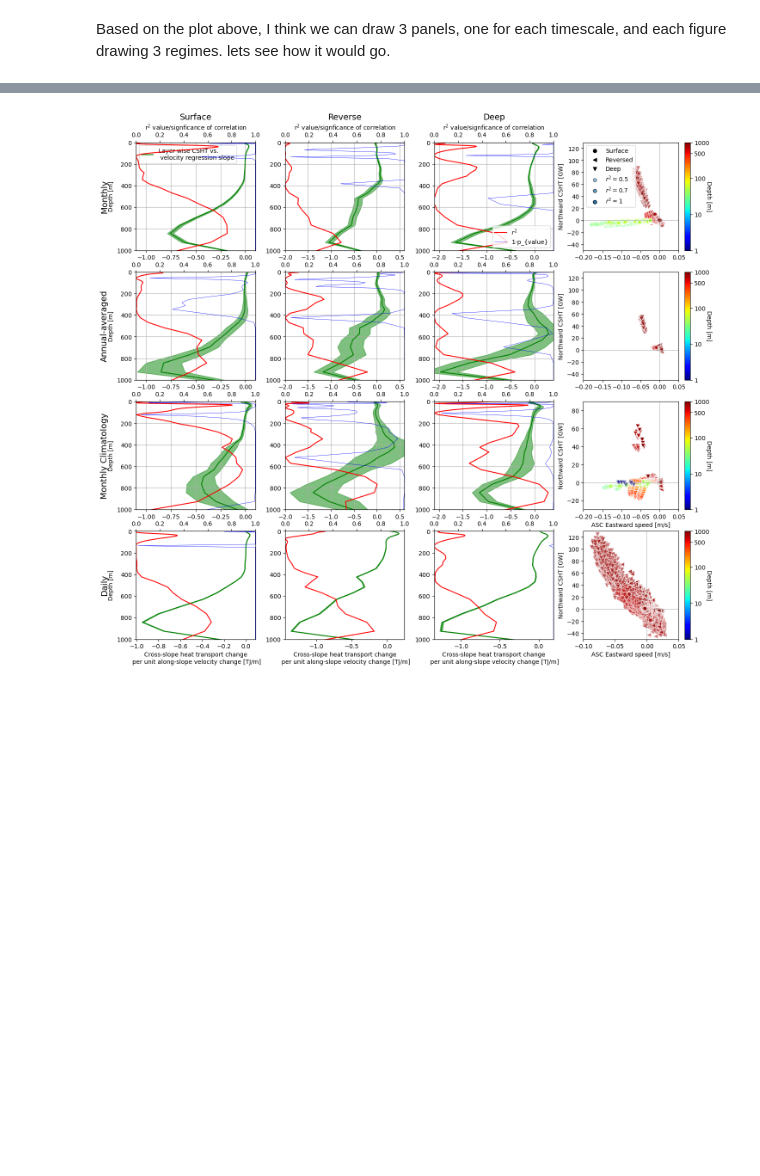
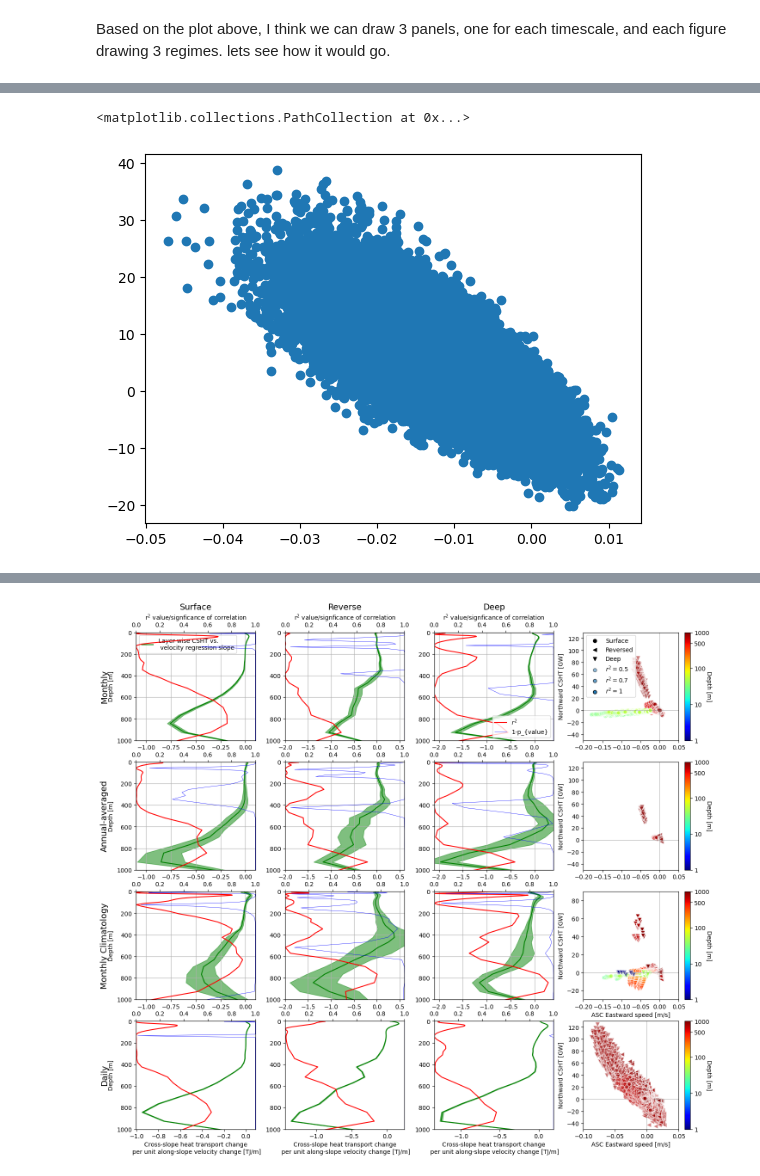
Before and after one commit to willaguiar/ASC_and_heat_transport, a Jupyter notebook: Jupyter/GMM_ASC_newfigs.ipynb, the cells around one changed output, grey strips where cells are left out. Drawn from its saved outputs; the diff is of its cells as text; code cells hidden in the pictures; blank space fills up the shorter version.

```diff
--- a/Jupyter/GMM_ASC_newfigs.ipynb
+++ b/Jupyter/GMM_ASC_newfigs.ipynb
@@ -1838,0 +1713,5 @@ plt.savefig('/g/data/x77/wf4500/ASC_project/analysis_figs/UvsCSHT_simplifiedscat
+# %%
+plt.scatter()
+# %% [output]
+<matplotlib.collections.PathCollection at 0x...>
+[figure, added]
```
Also changed, not shown: parts of 30 cells of this notebook.
